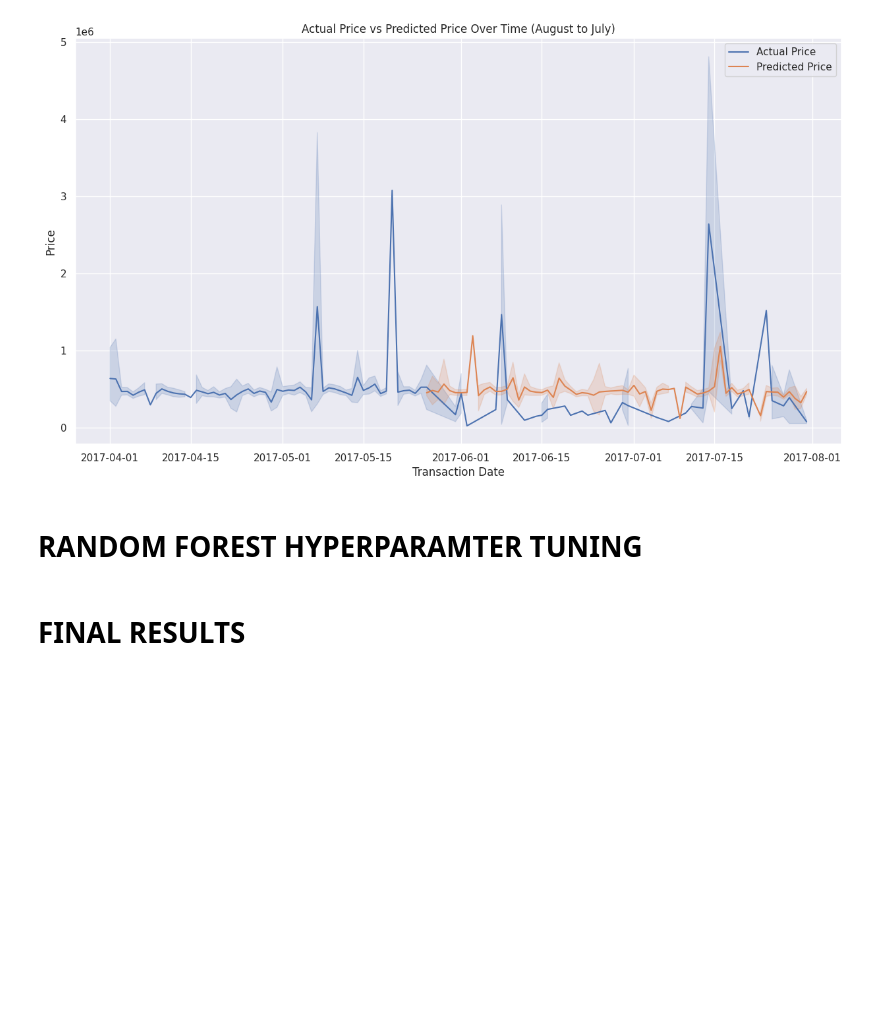
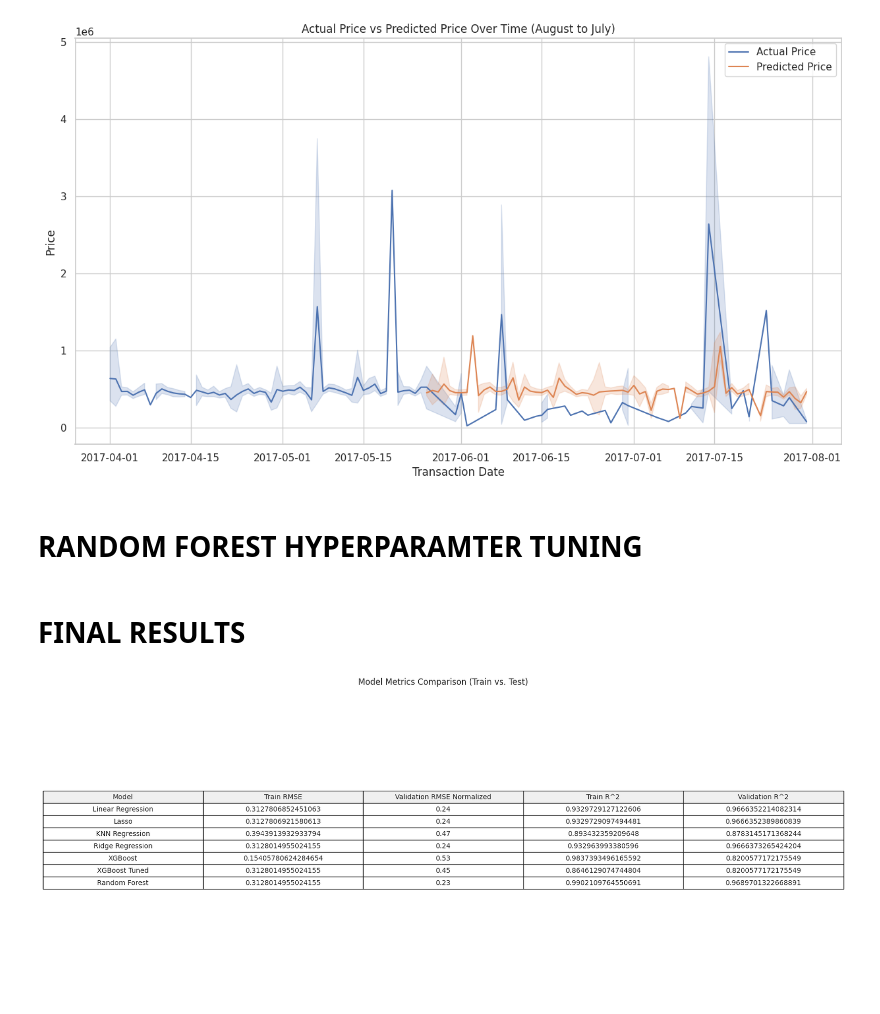
Before and after one commit to Abeermathur7/RealEstateModeling, a Jupyter notebook: RealEstatePropertyPriceFeatureAnalysis2.ipynb, the cells around one changed output. Saved outputs shown, nothing was run; the diff lists cells and outputs as text; code cells hidden in the pictures; blank space fills up the shorter version.

```diff
--- a/RealEstatePropertyPriceFeatureAnalysis2.ipynb
+++ b/RealEstatePropertyPriceFeatureAnalysis2.ipynb
@@ -606,9 +613,9 @@ print('R^2:', metrics.r2_score(y_train, y_train_pred))
 print('Adjusted R^2:', 1 - (1 - metrics.r2_score(y_train, y_train_pred)) * (len(y_train) - 1) / (len(y_train) - X_train.shape[1] - 1))
 print('MAE:', metrics.mean_absolute_error(y_train, y_train_pred))
 print('MSE:', metrics.mean_squared_error(y_train, y_train_pred))
-rmse_train = np.sqrt(metrics.mean_squared_error(y_train, y_train_pred))
-rmse_train =  (rmse_train/np.mean(y_train))
-print('RMSE: {:.2f}'.format(rmse_train))
+rmse_train_rr = np.sqrt(metrics.mean_squared_error(y_train, y_train_pred))
+rmse_train_rr =  (rmse_train_rr/np.mean(y_train))
+print('RMSE: {:.2f}'.format(rmse_train_rr))
 print("========================================================================")
 
 y_val_pred_ridge = ridge.predict(X_val)
@@ -872,8 +879,13 @@ print('R^2:',metrics.r2_score(y_train, y_pred))
 print('Adjusted R^2:',1 - (1-metrics.r2_score(y_train, y_pred))*(len(y_train)-1)/(len(y_train)-X_train.shape[1]-1))
 print('MAE:',metrics.mean_absolute_error(y_train, y_pred))
 print('MSE:',metrics.mean_squared_error(y_train, y_pred))
+rmse_train_xg_hyp = np.sqrt(metrics.mean_squared_error(y_train, y_train_pred))
+rmse_train_xg_hyp =  (rmse_train_xg_hyp/np.mean(y_train))
+print('RMSE: {:.2f}'.format(rmse_train_xg_hyp))
+print("========================================================================")
+
 # print('RMSE:',np.sqrt(metrics.mean_squared_error(y_train, y_pred)))
-y_val_pred_xgb_tuned = xgb_regressor.predict(X_val)
+y_val_pred_xgb_tuned = best_model.predict(X_val)
 print("------------Validation Set-----------------")
 # Model Evaluation
 acc_xgb_val = metrics.r2_score(y_val, y_val_pred_xgb_tuned)
@@ -884,7 +896,7 @@ print('R^2:', acc_xgb_val)
 print('Adjusted R^2:', 1 - (1 - metrics.r2_score(y_val, y_val_pred_xgb_tuned)) * (len(y_val) - 1) / (len(y_val) - X_val.shape[1] - 1))
 print('MAE:', mae_xgb_val)
 print('MSE:', metrics.mean_squared_error(y_val, y_val_pred_xgb_tuned))
-print('RMSE:', rmse_xgb_val)
+print('RMSE:', rmse_xgb_val2)
 print('RMSE (XG Boost Validation): {:.2f}'.format(rmse_xgb_val2))
 # %% [output]
 ------------XGBoost Regressor-----------------
@@ -990,6 +1004,7 @@ reg_rf.fit(X_train, y_train)
 
 # Model prediction on train data
 y_pred_rf_train = reg_rf.predict(X_train)
+
 print('------------Train Set-----------------')
 # Model Evaluation for training set
 print('R^2:', metrics.r2_score(y_train, y_pred_rf_train))
@@ -997,6 +1012,9 @@ print('Adjusted R^2:', 1 - (1 - metrics.r2_score(y_train, y_pred_rf_train)) * (l
 print('MAE:', metrics.mean_absolute_error(y_train, y_pred_rf_train))
 print('MSE:', metrics.mean_squared_error(y_train, y_pred_rf_train))
 print('RMSE:', np.sqrt(metrics.mean_squared_error(y_train, y_pred_rf_train)))
+rmse_train_rf = np.sqrt(metrics.mean_squared_error(y_train, y_train_pred))
+rmse_train_rf =  (rmse_train_rf/np.mean(y_train))
+print('RMSE: {:.2f}'.format(rmse_train_rf))
 
 # Predicting Test data with the model
 # y_pred_rf_test = reg_rf.predict(X_test)
@@ -1201,0 +1183,56 @@ See the caveats in the documentation: https://pandas.pydata.org/pandas-docs/stab
+# %%
+import seaborn as sns
+import matplotlib.pyplot as plt
+from tabulate import tabulate
+
+# Define the data
+models = ['Linear Regression', 'Lasso', 'KNN Regression', 'Ridge Regression', 'XGBoost', 'XGBoost Tuned', 'Random Forest']
+train_r2 = [0.9329729127122606, 0.9329729097494481, 0.893432359209648, 0.932963993380596, 0.9837393496165592, 0.8646129074744804, 0.9902109764550691]
+test_r2 = [0.9666352214082314, 0.9666352389860839, 0.8783145171368244, 0.9666373265424204, 0.8200577172175549, 0.8200577172175549, 0.9689701322668891]
+
+train_adj_r2 = [0.9329495268970278, 0.9329495239331816, None, 0.9329406044533999, 0.9837336762599982, 0.8645656707876599, 0.9902075610553375]
+test_adj_r2 = [0.9666235719855742, 0.9666235895695642, None, 0.9666256778547778, 0.819994889775129, 0.819994889775129, 0.968959298086071]
+
+train_mae = [66539.60951373033, 66539.37667974678, 61315.94327184176, 66527.9949940765, 39954.936618816624, 66698.78622854438, 18257.017689893124]
+test_mae = [59309.49090648734, 59309.567669267846, 68621.71471824592, 59298.42984401371, 53109.572554974955, 53109.572554974955, 44200.0345611857]
+
+train_mse = [21009338719.183163, 21009339647.86336, 33403147182.233078, 21012134443.533924, 5096827648.699172, 42436474568.30976, 3068325354.8320594]
+test_mse = [12945413309.06927, 12945406488.926117, 47213526834.7355, 12944596524.624779, 69816954306.74501, 69816954306.74501, 12039476348.570028]
+train_rmse = [rmse_train_linreg, rmse_train_lasso, rmse_train_knn, rmse_train_rr, rmse_xgb_train, rmse_train_xg_hyp,rmse_train_rf]
+
+test_rmse_normalized = [0.24, 0.24, 0.47, 0.24, 0.53, 0.45, 0.23]
+
+# Create a dictionary with the data
+data = {
+
+    'Model': models,
+    'Train RMSE': train_rmse,
+    'Validation RMSE Normalized': test_rmse_normalized,
+    'Train R^2': train_r2,
+    'Validation R^2': test_r2
+}
+
+# Convert the dictionary to a DataFrame
+import pandas as pd
+df = pd.DataFrame(data)
+
+# Set up Seaborn style
+sns.set(style="whitegrid")
+
+# Create a figure and axis
+fig, ax = plt.subplots(figsize=(14, 8))
+
+# Create the table using tabulate
+table = ax.table(cellText=df.values, colLabels=df.columns, cellLoc='center', loc='center', colColours=["#f0f0f0"] * len(df.columns))
+table.auto_set_font_size(False)
+table.set_fontsize(10)
+table.scale(1.5, 1.5)
+
+# Hide axis
+ax.axis('off')
+
+# Show the table
+plt.title('Model Metrics Comparison (Train vs. Test)')
+plt.show()
+# %% [output]
+[figure, added]
```
Also changed, not shown: parts of 14 cells of this notebook.
